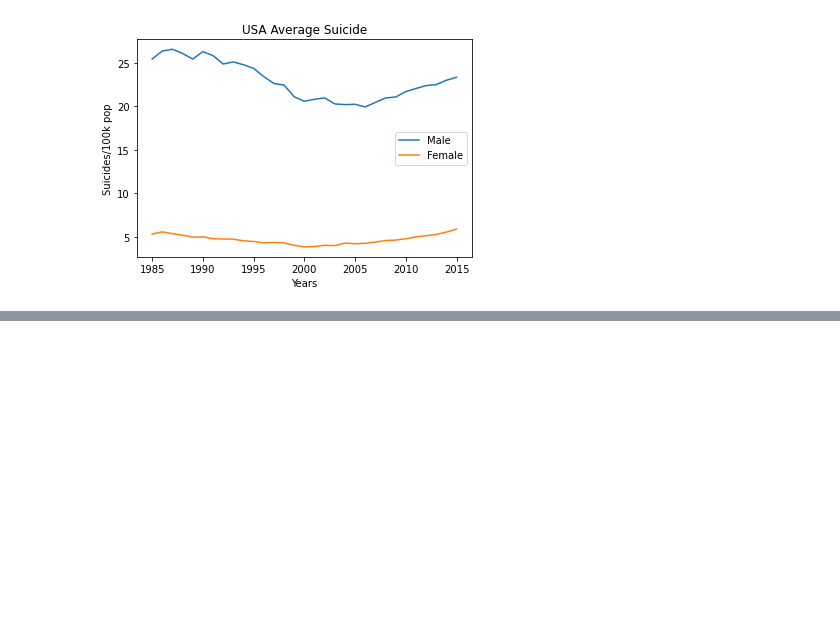
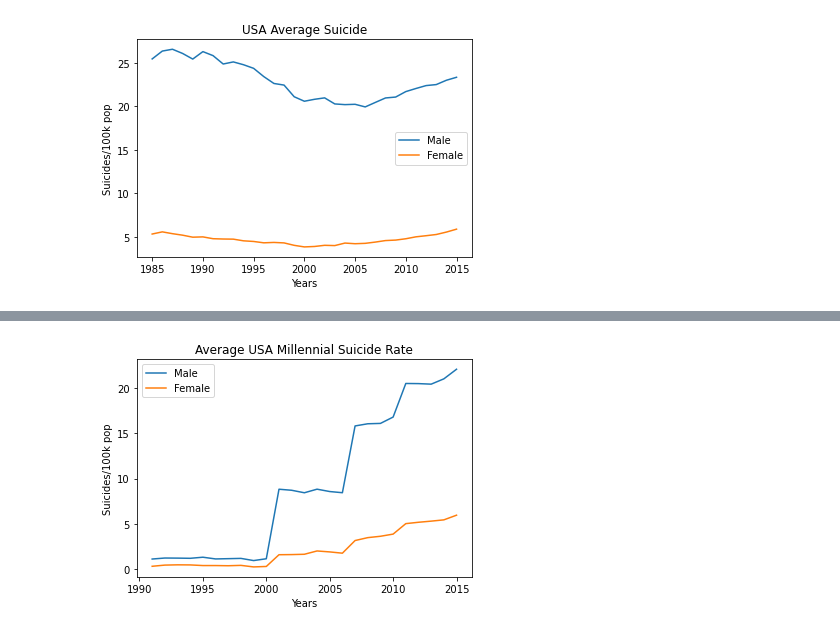
Before and after one commit to ludmilagd/SocialMediaUsageImpact, a Jupyter notebook: SuicideRatebyGender.ipynb, the cells around one changed output, grey strips where cells are left out. Cells and saved outputs as stored; diff of their text form; code cells hidden in the pictures; blank space fills up the shorter version.

```diff
--- a/SuicideRatebyGender.ipynb
+++ b/SuicideRatebyGender.ipynb
@@ -161,0 +236,3 @@ plt.show()
+# %%
+mil_usa_male_group = mil_usa_male.groupby(["year"]).mean()["suicides/100k pop"]
+mil_usa_male_group.head()
@@ -161,0 +247,3 @@ plt.show()
+# %%
+mil_usa_female = usa_female.loc[usa_female["generation"] == "Millenials",:]
+mil_usa_female.head()
@@ -161,0 +257,3 @@ plt.show()
+# %%
+mil_usa_female_group = mil_usa_female.groupby(["year"]).mean()["suicides/100k pop"]
+mil_usa_female_group.head()
@@ -161,0 +268,4 @@ plt.show()
+# %%
+usa_mil = pd.DataFrame({"Male USA Millennial Suicide Rate": mil_usa_male_group,
+                        "Female USA Millennial Suicide Rate": mil_usa_female_group})
+usa_mil.head()
@@ -161,0 +280,10 @@ plt.show()
+# %%
+plt.plot(usa_mil["Male USA Millennial Suicide Rate"], label="Male")
+plt.plot(usa_mil["Female USA Millennial Suicide Rate"], label="Female")
+plt.title('Average USA Millennial Suicide Rate')
+plt.xlabel('Years')
+plt.ylabel('Suicides/100k pop')
+plt.legend()
+plt.show()
+# %% [output]
+[figure, added]
```
Also changed, not shown: parts of 15 cells of this notebook.
